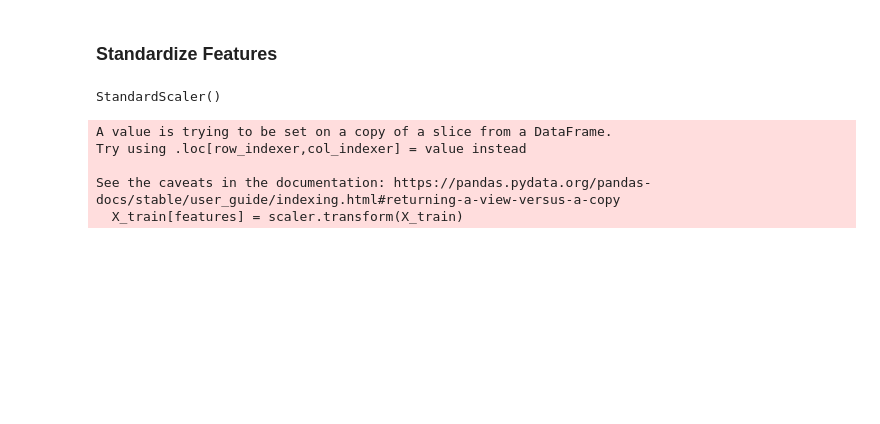
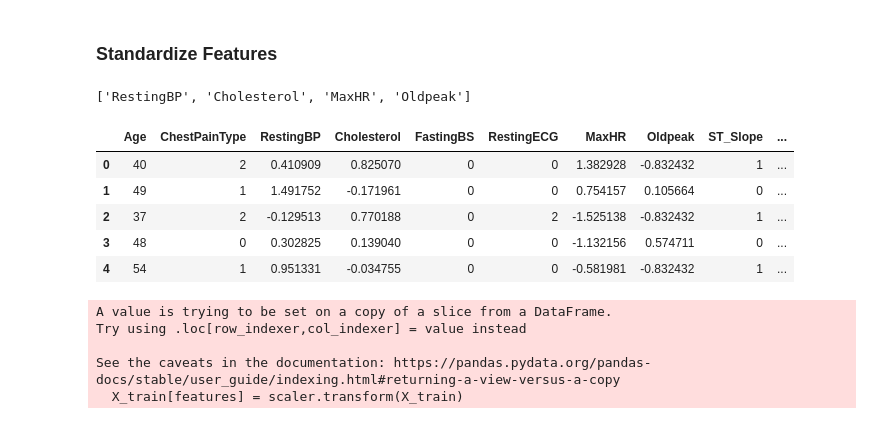
Before and after one commit to John-Alex07/Heart-Disease-Prediction, a Jupyter notebook: heart-disease.ipynb, the cells around one changed output. Cells and saved outputs as stored; diff of their text form; code cells hidden in the pictures; blank space fills up the shorter version.

```diff
--- a/heart-disease.ipynb
+++ b/heart-disease.ipynb
@@ -307,9 +307,3 @@ for train_index,test_index in kf.split(X,y):
     X_val,X_test,y_val,y_test = train_test_split(X_test, y_test, test_size=0.5, random_state=42)
 # %% [markdown]
 ### Standardize Features
-# %%
-# Fit the scaler on the training data
-scaler = StandardScaler()
-scaler.fit(X_train)
-# %% [output]
-StandardScaler()
@@ -316,3 +318,20 @@ StandardScaler()
+# %%
+print(Numerical_attr)
+for i in Numerical_attr:
+    scaler = StandardScaler()
+    scaled = scaler.fit_transform(heart[[i]])
+    heart[i] = scaled
+# %% [output]
+['RestingBP', 'Cholesterol', 'MaxHR', 'Oldpeak']
+# %%
+heart.head()
+# %% [output]
+|  | Age | ChestPainType | RestingBP | Cholesterol | FastingBS | RestingECG | MaxHR | Oldpeak | ST_Slope | ... |
+| 0 | 40 | 2 | 0.410909 | 0.825070 | 0 | 0 | 1.382928 | -0.832432 | 1 | ... |
+| 1 | 49 | 1 | 1.491752 | -0.171961 | 0 | 0 | 0.754157 | 0.105664 | 0 | ... |
+| 2 | 37 | 2 | -0.129513 | 0.770188 | 0 | 2 | -1.525138 | -0.832432 | 1 | ... |
+| 3 | 48 | 0 | 0.302825 | 0.139040 | 0 | 0 | -1.132156 | 0.574711 | 0 | ... |
+| 4 | 54 | 1 | 0.951331 | -0.034755 | 0 | 0 | -0.581981 | -0.832432 | 1 | ... |
 # %%
 # Scale the training, test, and validation sets
 features = X_train.columns
```
Also changed, not shown: parts of 8 cells of this notebook, 2 other files.
